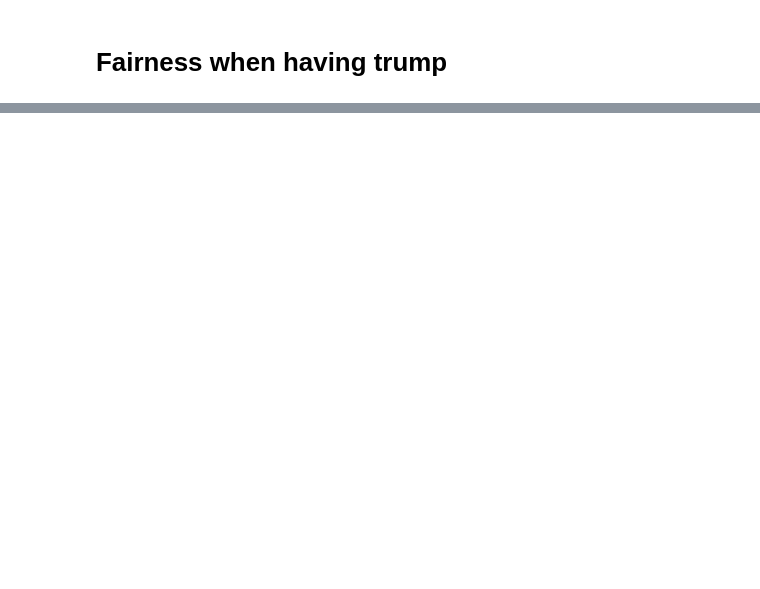
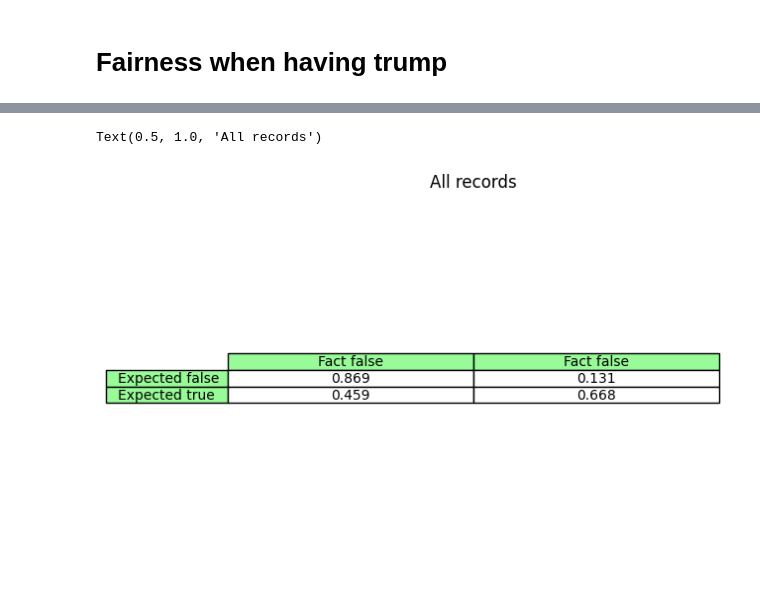
Before and after one commit to me3eh/-Bar-BoRoSa, a Jupyter notebook: model/data/fairness_metrics.ipynb, the cells around one changed output, grey strips where cells are left out. Saved outputs shown, nothing was run; the diff lists cells and outputs as text; code cells hidden in the pictures; blank space fills up the shorter version.

```diff
--- a/model/data/fairness_metrics.ipynb
+++ b/model/data/fairness_metrics.ipynb
@@ -379,0 +255,23 @@ result
+# %%
+# "All records", "TN", "FP", "FN", "TP"
+
+row_labels = ["Expected false", "Expected true"]
+column_labels = ["Fact false", "Fact false"]
+val2 = ["{:02X}".format(10 * i) for i in range(10)]
+val3 = [[result[0][1], result[0][3]],[result[0][2], result[0][4]]]
+val3 = [[item.round(3) for item in item2] for item2 in val3]
+fig, ax = pyplot.subplots()
+ax.set_axis_off()
+table = ax.table(
+    cellText = val3,
+    rowLabels = row_labels,
+    colLabels = column_labels,
+    rowColours =["palegreen"] * 2,
+    colColours =["palegreen"] * 2,
+    cellLoc ='center',
+    loc ='center')
+
+ax.set_title('All records')
+# %% [output]
+Text(0.5, 1.0, 'All records')
+[figure, added]
```
Also changed, not shown: parts of 32 cells of this notebook, 1 other file.
